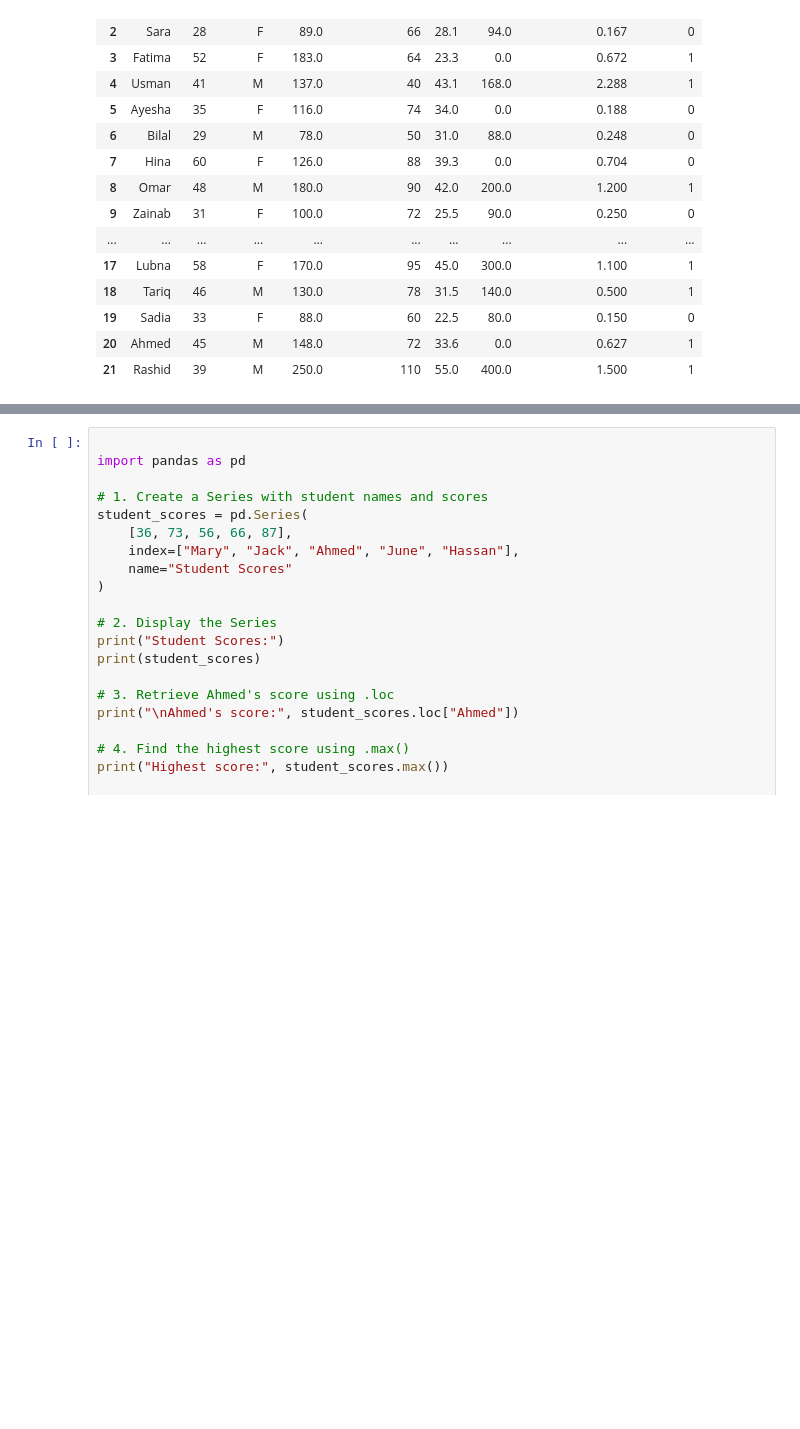
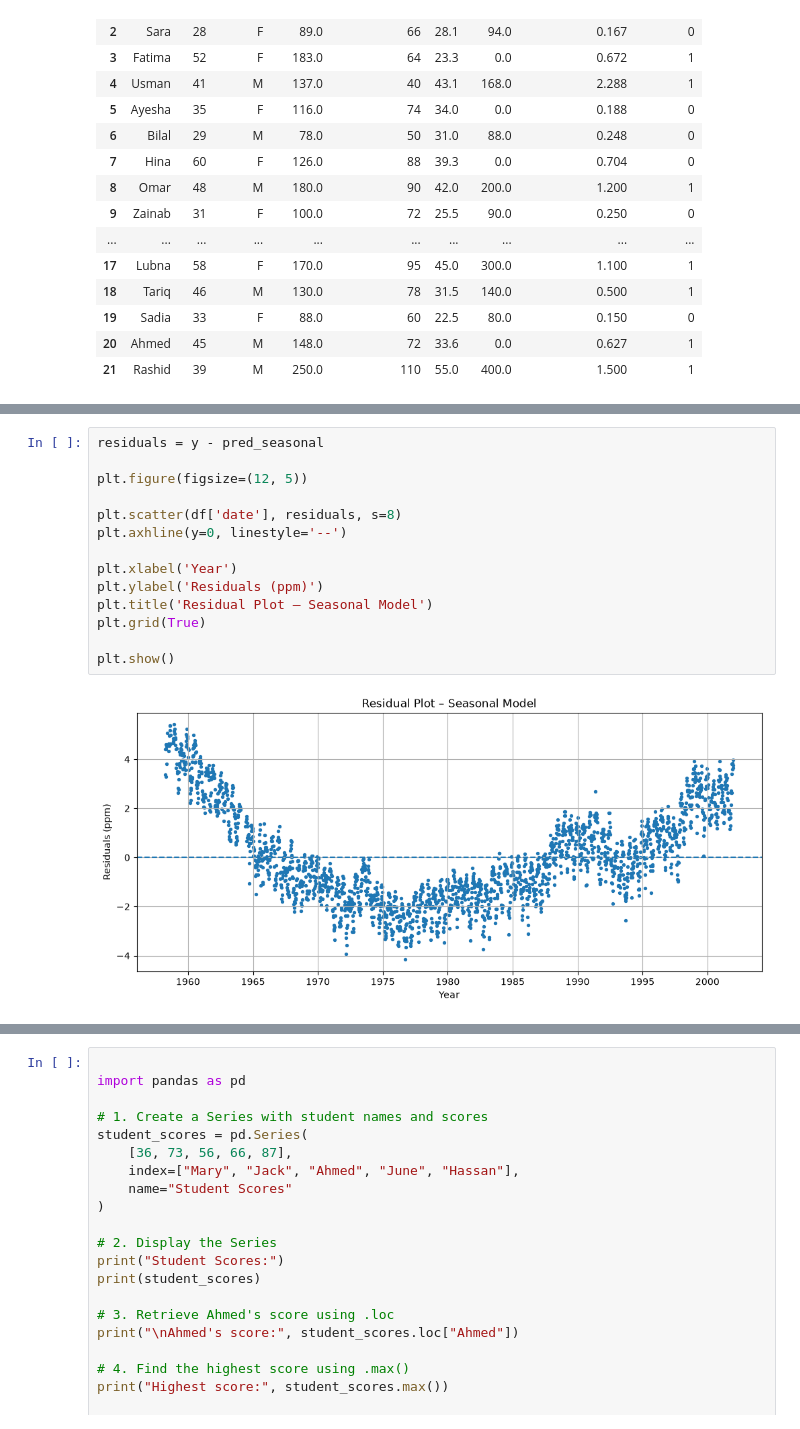
Before and after one commit to 786sag-code/ProgrammingForDA, a Jupyter notebook: app/DataAnalysis.ipynb, the cells around one changed output, grey strips where cells are left out. Saved outputs shown, nothing was run; the diff lists cells and outputs as text; blank space fills up the shorter version.

```diff
--- a/app/DataAnalysis.ipynb
+++ b/app/DataAnalysis.ipynb
@@ -24,0 +687,16 @@ df
+# %%
+residuals = y - pred_seasonal
+
+plt.figure(figsize=(12, 5))
+
+plt.scatter(df['date'], residuals, s=8)
+plt.axhline(y=0, linestyle='--')
+
+plt.xlabel('Year')
+plt.ylabel('Residuals (ppm)')
+plt.title('Residual Plot – Seasonal Model')
+plt.grid(True)
+
+plt.show()
+# %% [output]
+[figure, added]
```
Also changed, not shown: parts of 32 cells of this notebook, 3 other files.
